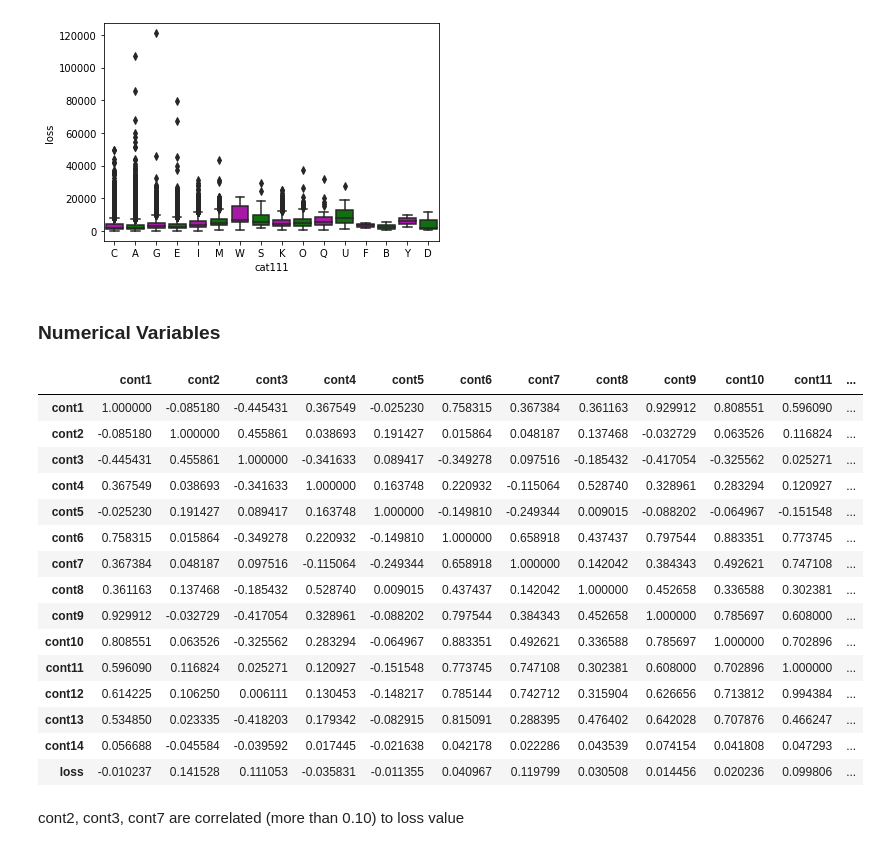
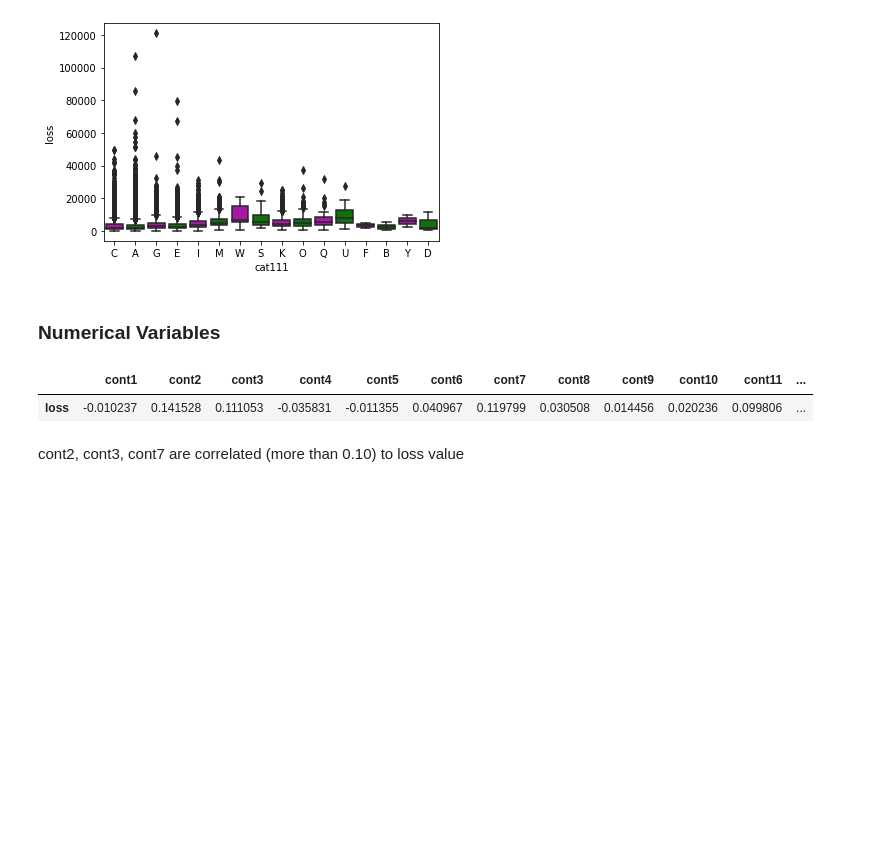
Before and after one commit to akira-nkgw/claims_severity, a Jupyter notebook: EDA_claims_severity.ipynb, the cells around one changed output. Cells and saved outputs as stored; diff of their text form; code cells hidden in the pictures; blank space fills up the shorter version.

```diff
--- a/EDA_claims_severity.ipynb
+++ b/EDA_claims_severity.ipynb
@@ -184,23 +196,9 @@ sns.boxplot(x="cat111", y="loss", palette=["m", "g"], data=data)
 ### Numerical Variables
 # %%
 # Check correlations between loss and cont1-14
-num.corr()
+num.corr()[-1:]
 # %% [output]
 |  | cont1 | cont2 | cont3 | cont4 | cont5 | cont6 | cont7 | cont8 | cont9 | cont10 | cont11 | ... |
-| cont1 | 1.000000 | -0.085180 | -0.445431 | 0.367549 | -0.025230 | 0.758315 | 0.367384 | 0.361163 | 0.929912 | 0.808551 | 0.596090 | ... |
-| cont2 | -0.085180 | 1.000000 | 0.455861 | 0.038693 | 0.191427 | 0.015864 | 0.048187 | 0.137468 | -0.032729 | 0.063526 | 0.116824 | ... |
-| cont3 | -0.445431 | 0.455861 | 1.000000 | -0.341633 | 0.089417 | -0.349278 | 0.097516 | -0.185432 | -0.417054 | -0.325562 | 0.025271 | ... |
-| cont4 | 0.367549 | 0.038693 | -0.341633 | 1.000000 | 0.163748 | 0.220932 | -0.115064 | 0.528740 | 0.328961 | 0.283294 | 0.120927 | ... |
-| cont5 | -0.025230 | 0.191427 | 0.089417 | 0.163748 | 1.000000 | -0.149810 | -0.249344 | 0.009015 | -0.088202 | -0.064967 | -0.151548 | ... |
-| cont6 | 0.758315 | 0.015864 | -0.349278 | 0.220932 | -0.149810 | 1.000000 | 0.658918 | 0.437437 | 0.797544 | 0.883351 | 0.773745 | ... |
-| cont7 | 0.367384 | 0.048187 | 0.097516 | -0.115064 | -0.249344 | 0.658918 | 1.000000 | 0.142042 | 0.384343 | 0.492621 | 0.747108 | ... |
-| cont8 | 0.361163 | 0.137468 | -0.185432 | 0.528740 | 0.009015 | 0.437437 | 0.142042 | 1.000000 | 0.452658 | 0.336588 | 0.302381 | ... |
-| cont9 | 0.929912 | -0.032729 | -0.417054 | 0.328961 | -0.088202 | 0.797544 | 0.384343 | 0.452658 | 1.000000 | 0.785697 | 0.608000 | ... |
-| cont10 | 0.808551 | 0.063526 | -0.325562 | 0.283294 | -0.064967 | 0.883351 | 0.492621 | 0.336588 | 0.785697 | 1.000000 | 0.702896 | ... |
-| cont11 | 0.596090 | 0.116824 | 0.025271 | 0.120927 | -0.151548 | 0.773745 | 0.747108 | 0.302381 | 0.608000 | 0.702896 | 1.000000 | ... |
-| cont12 | 0.614225 | 0.106250 | 0.006111 | 0.130453 | -0.148217 | 0.785144 | 0.742712 | 0.315904 | 0.626656 | 0.713812 | 0.994384 | ... |
-| cont13 | 0.534850 | 0.023335 | -0.418203 | 0.179342 | -0.082915 | 0.815091 | 0.288395 | 0.476402 | 0.642028 | 0.707876 | 0.466247 | ... |
-| cont14 | 0.056688 | -0.045584 | -0.039592 | 0.017445 | -0.021638 | 0.042178 | 0.022286 | 0.043539 | 0.074154 | 0.041808 | 0.047293 | ... |
 | loss | -0.010237 | 0.141528 | 0.111053 | -0.035831 | -0.011355 | 0.040967 | 0.119799 | 0.030508 | 0.014456 | 0.020236 | 0.099806 | ... |
 # %% [markdown]
 cont2, cont3, cont7 are correlated (more than 0.10) to loss value
```
Also changed, not shown: parts of 2 cells of this notebook, 1 other file.
